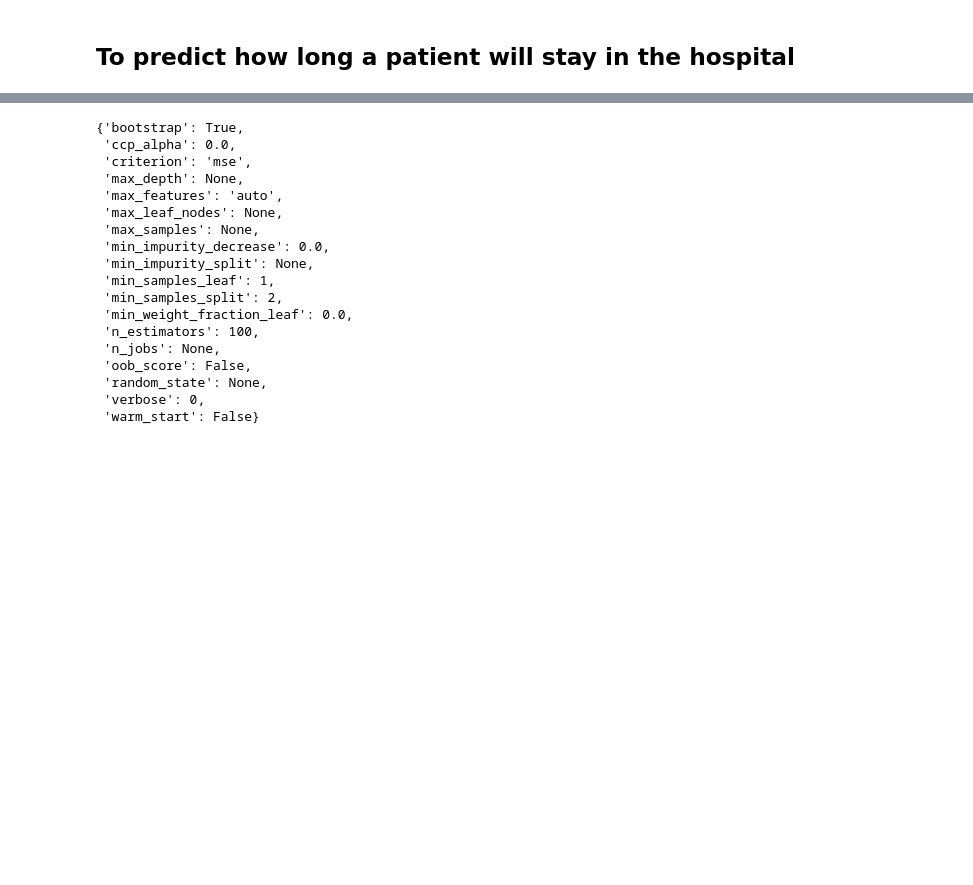
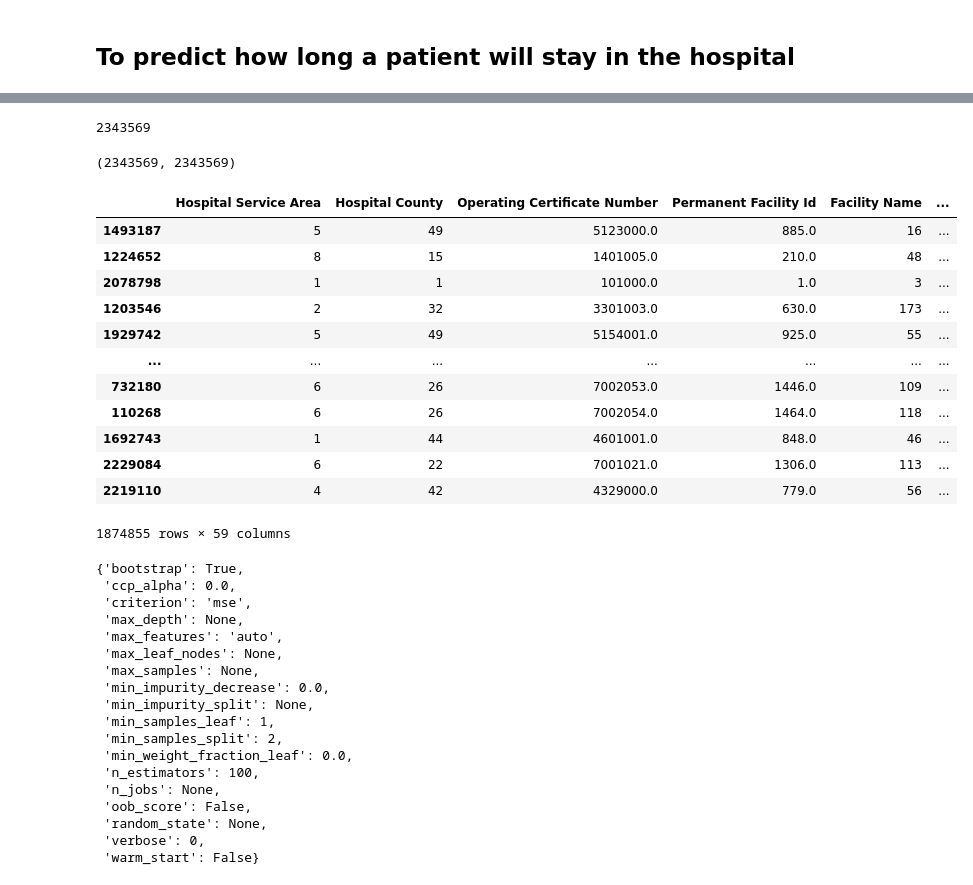
Before and after one commit to maxi-musz/GDSC_Fuoye_DS_ML_AI, a Jupyter notebook: GDSC-TASK-ONE.ipynb, the cells around one changed output, grey strips where cells are left out. Saved outputs shown, nothing was run; the diff lists cells and outputs as text; code cells hidden in the pictures; blank space fills up the shorter version.

```diff
--- a/GDSC-TASK-ONE.ipynb
+++ b/GDSC-TASK-ONE.ipynb
@@ -173,3 +476,16 @@ y = patient_data["Length of Stay"]
+# %%
+len(df)
+# %% [output]
+2343569
+# %%
+#Create X (features matrix)
+x = df.drop("Length of Stay", axis=1)
+
+# create y (labels)
+y = df["Length of Stay"]
+len(x), len(y)
+# %% [output]
+(2343569, 2343569)
 # %%
 ##Splitting into training and test data
 
@@ -179,4 +495,20 @@ np.random.seed(42)
 X_train, X_test, y_train, y_test = train_test_split(x,
                                                    y,
                                                    test_size=0.2)
+# %%
+X_train
+# %% [output]
+|  | Hospital Service Area | Hospital County | Operating Certificate Number | Permanent Facility Id | Facility Name | ... |
+| 1493187 | 5 | 49 | 5123000.0 | 885.0 | 16 | ... |
+| 1224652 | 8 | 15 | 1401005.0 | 210.0 | 48 | ... |
+| 2078798 | 1 | 1 | 101000.0 | 1.0 | 3 | ... |
+| 1203546 | 2 | 32 | 3301003.0 | 630.0 | 173 | ... |
+| 1929742 | 5 | 49 | 5154001.0 | 925.0 | 55 | ... |
+| ... | ... | ... | ... | ... | ... | ... |
+| 732180 | 6 | 26 | 7002053.0 | 1446.0 | 109 | ... |
+| 110268 | 6 | 26 | 7002054.0 | 1464.0 | 118 | ... |
+| 1692743 | 1 | 44 | 4601001.0 | 848.0 | 46 | ... |
+| 2229084 | 6 | 22 | 7001021.0 | 1306.0 | 113 | ... |
+| 2219110 | 4 | 42 | 4329000.0 | 779.0 | 56 | ... |
+1874855 rows × 59 columns
 # %%
```
Also changed, not shown: parts of 60 cells of this notebook.
